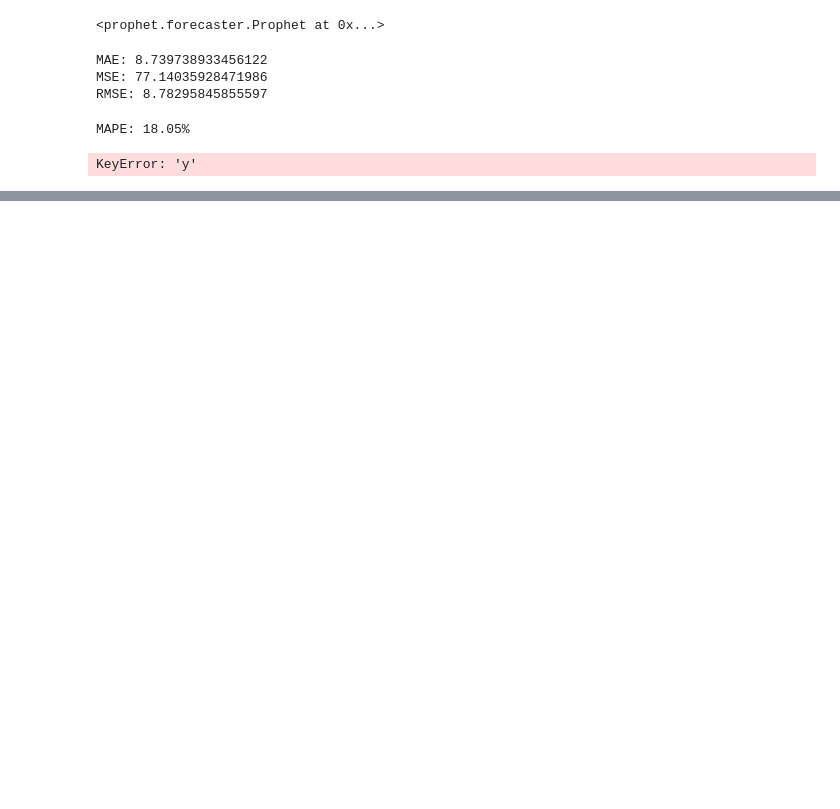
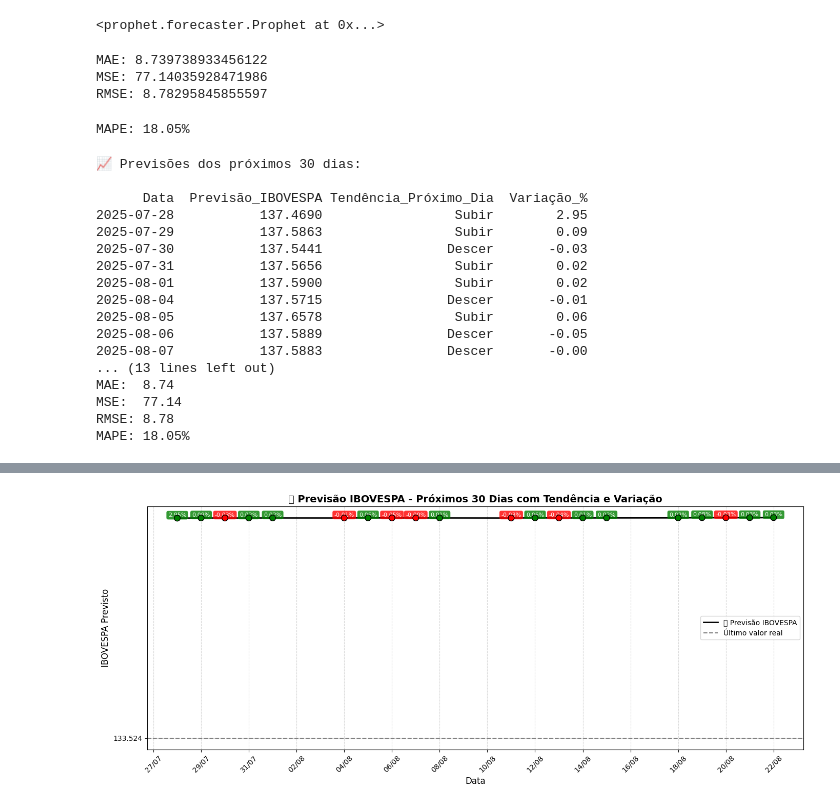
Before and after one commit to Mathzera06/challenge_2, a Jupyter notebook: Análises/Analise_tendencia_IBOVESPA.ipynb, the cells around one changed output, grey strips where cells are left out. Cells and saved outputs as stored; diff of their text form; code cells hidden in the pictures; blank space fills up the shorter version.

```diff
--- a/Análises/Analise_tendencia_IBOVESPA.ipynb
+++ b/Análises/Analise_tendencia_IBOVESPA.ipynb
@@ -283,6 +283,10 @@ forecast_future_30 = forecast[
 forecast_future_30['prev'] = forecast_future_30['yhat'].shift(1)
 forecast_future_30.loc[0, 'prev'] = last_real
 
+forecast_future_30['prev'] = forecast_future_30['yhat'].shift(1)
+forecast_future_30.loc[0, 'prev'] = float(last_real)
+forecast_future_30['prev'] = forecast_future_30['prev'].astype(float)
+
 forecast_future_30['Tendência'] = np.where(
     forecast_future_30['yhat'] > forecast_future_30['prev'],
     'Subir',
@@ -301,8 +305,8 @@ print(tabela.to_string(index=False))
 
 
 # --- Avaliação do modelo ---
-y_true = test_set['y'].values
-y_pred = forecast_test['yhat'].values
+y_true = y_true.astype(float)
+y_pred = y_pred.astype(float)
 
 mae = mean_absolute_error(y_true, y_pred)
 mse = mean_squared_error(y_true, y_pred)
@@ -380,4 +384,20 @@ plt.legend()
 plt.tight_layout()
 plt.show()
 # %% [output]
-KeyError: 'y'
+📈 Previsões dos próximos 30 dias:
+
+      Data  Previsão_IBOVESPA Tendência_Próximo_Dia  Variação_%
+2025-07-28           137.4690                 Subir        2.95
+2025-07-29           137.5863                 Subir        0.09
+2025-07-30           137.5441                Descer       -0.03
+2025-07-31           137.5656                 Subir        0.02
+2025-08-01           137.5900                 Subir        0.02
+2025-08-04           137.5715                Descer       -0.01
+2025-08-05           137.6578                 Subir        0.06
+2025-08-06           137.5889                Descer       -0.05
+2025-08-07           137.5883                Descer       -0.00
+... (13 lines left out)
+MAE:  8.74
+MSE:  77.14
+RMSE: 8.78
+MAPE: 18.05%
@@ -383,0 +406 @@ KeyError: 'y'
+[figure, added]
```
Also changed, not shown: parts of 3 cells of this notebook, 1 other file.
